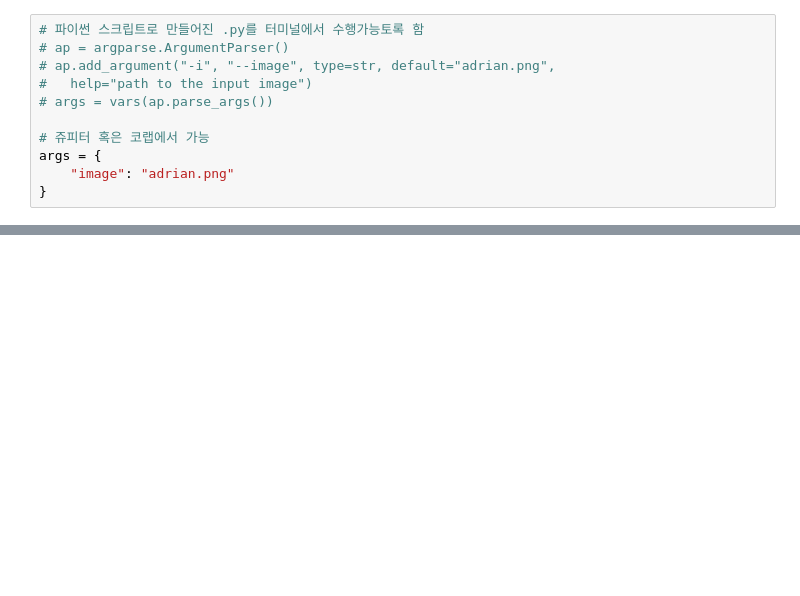
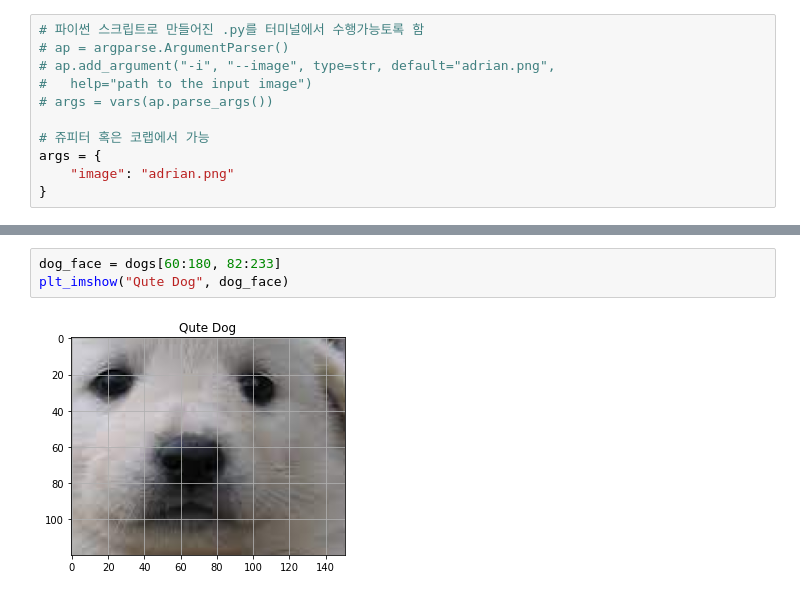
Before and after one commit to SANGSEOSEO/philosophy_datascience, a Jupyter notebook: 10.OpenCV/OpenCV_Cropping.ipynb, the cells around one changed output, grey strips where cells are left out. Cells and saved outputs as stored; diff of their text form; blank space fills up the shorter version.

```diff
--- a/10.OpenCV/OpenCV_Cropping.ipynb
+++ b/10.OpenCV/OpenCV_Cropping.ipynb
@@ -132,0 +148,5 @@ plt_imshow("Body", body)
+# %%
+dog_face = dogs[60:180, 82:233]
+plt_imshow("Qute Dog", dog_face)
+# %% [output]
+[figure, added]
```
Also changed, not shown: parts of 8 cells of this notebook.
